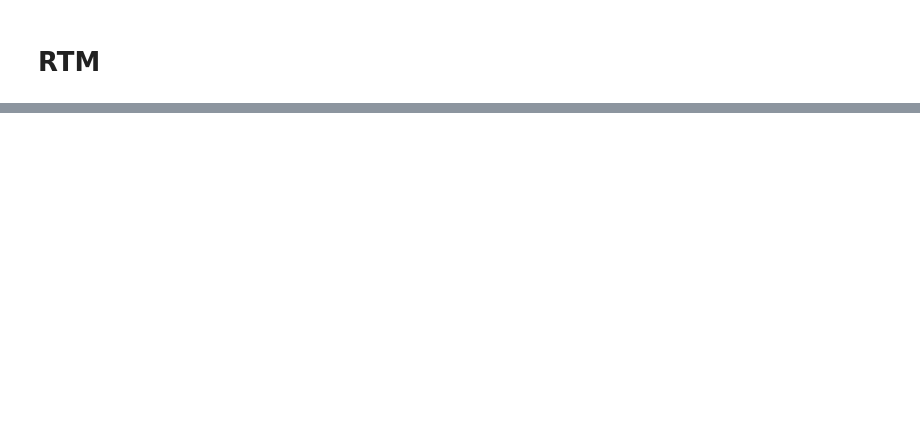
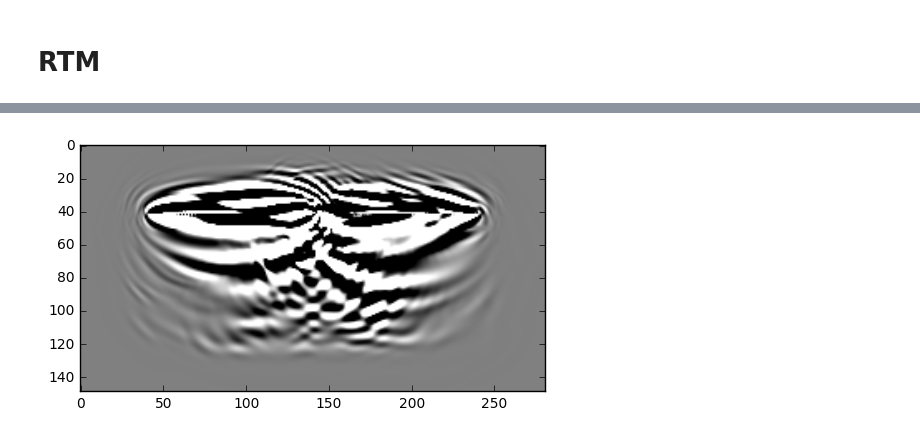
Before and after one commit to xiaocenxiaocen/devito, a Jupyter notebook: examples/acoustic/RTM_example.ipynb, the cells around one changed output, grey strips where cells are left out. Cells and saved outputs as stored; diff of their text form; code cells hidden in the pictures; blank space fills up the shorter version.

```diff
--- a/examples/acoustic/RTM_example.ipynb
+++ b/examples/acoustic/RTM_example.ipynb
@@ -131,14 +135,15 @@ sources = np.linspace(2 * spacing[0],origin[0] + (dimensions[0] - 2) * spacing[0
 grad = np.zeros(dimensions)
 grad = np.pad(grad, [(40, 40),(40,40)],'edge')
 
-for i in range(0,nsrc):
-    location = (sources[i],origin[1] + 2 * spacing[1])
+for i in range(50,51):
+    print("Starting source : " + str(i+1) + "over " + str(nsrc))
+    location = (sources[i] ,origin[1] + 2 * spacing[1])
     data.set_source(time_series, dt, location)
     # True data
-    Acoustic = Acoustic_cg(model, data, t_order=2, s_order=6)
+    Acoustic = Acoustic_cg(model, data, t_order=2, s_order=4)
     rec, u, gflopss, oi, timings = Acoustic.Forward(save=False, cse=True)
     # Smooth data and wavefield
-    Acoustic0 = Acoustic_cg(model0, data, t_order=2, s_order=6)
+    Acoustic0 = Acoustic_cg(model0, data, t_order=2, s_order=4)
     rec0, u0, gflopss, oi, timings = Acoustic0.Forward(save=True, cse=True)
     # gradient
-    grad = grad + Acoustic0.Gradient(rec0 - rec, u0, cache_blocking=None)
+    grad = Acoustic0.Gradient(rec0 - rec, u0, cache_blocking=None)
@@ -145,5 +170,7 @@ for i in range(0,nsrc):
 # %%
 # Smooth velocity
-fig2 = plt.figure()
-l = plt.imshow(np.transpose(grad), aspect=1, cmap=cm.gray)
+fig4 = plt.figure()
+l = plt.imshow(np.diff(np.transpose(grad),1,0), vmin=-10, vmax=10, aspect=1, cmap=cm.gray)
 plt.show()
+# %% [output]
+[figure, added]
```
Also changed, not shown: parts of 12 cells of this notebook, 1 other file.
